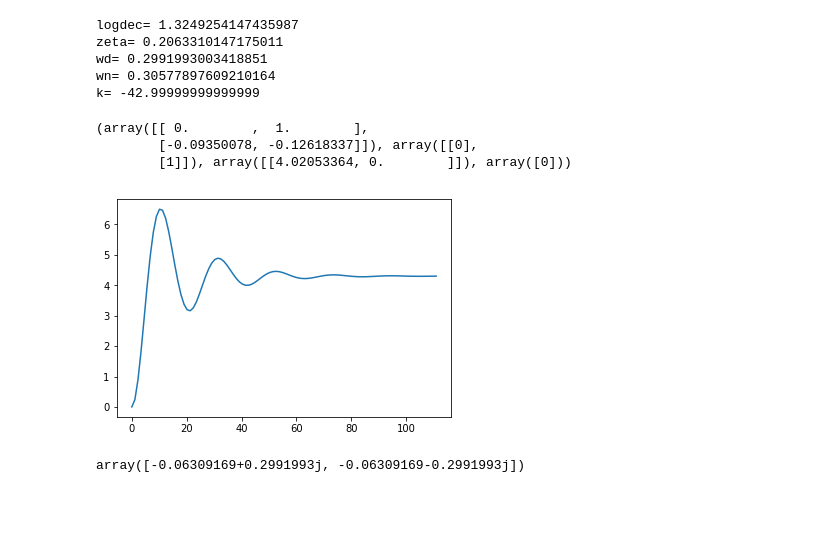
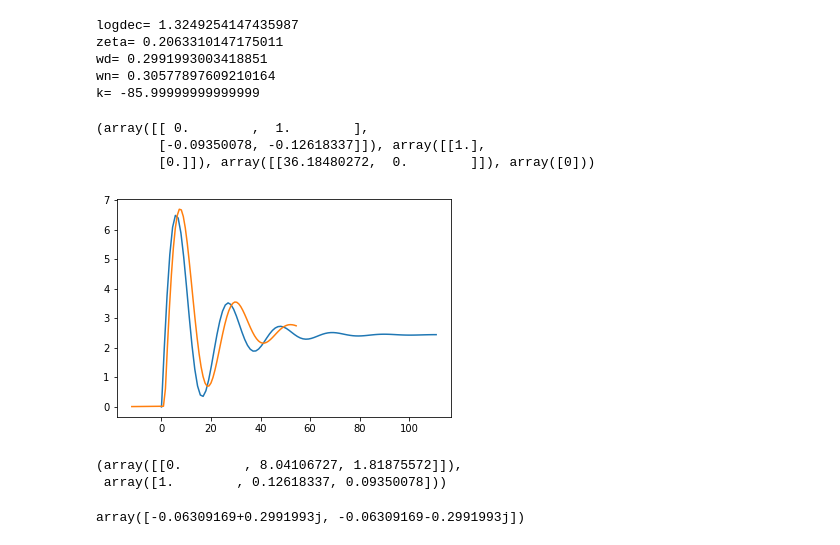
Before and after one commit to arthurrichards77/control_tutorial, a Jupyter notebook: model.ipynb, the cells around one changed output. Cells and saved outputs as stored; diff of their text form; code cells hidden in the pictures; blank space fills up the shorter version.

```diff
--- a/model.ipynb
+++ b/model.ipynb
@@ -11,12 +6,13 @@ os.getcwd()
 # %%
 from fgplot import import_log
-data_dict = import_log('fglog191009205958.csv')
+data_dict = import_log('logs/fglog191010135444.csv')
 
 plt.figure()
+ax=plt.subplot(2,1,1)
 (th,h)=data_dict['/velocities/vertical-speed-fps']
 plt.plot(th,h)
 
-plt.figure()
+plt.subplot(2,1,2,sharex=ax)
 (te,e)=data_dict['/controls/flight/elevator']
 plt.plot(te,e)
 
@@ -31,7 +26,7 @@ p1 = 13.4
 p2 = 7.6
 y0 = 1.2
 yss = 5.5
-uss = -0.1
+uss = -0.05
 T = 93-72
 # %%
 logdec = log((p1-yss)/(p2-yss))
@@ -49,23 +44,29 @@ logdec= 1.3249254147435987
 zeta= 0.2063310147175011
 wd= 0.2991993003418851
 wn= 0.30577897609210164
-k= -42.99999999999999
+k= -85.99999999999999
 # %%
 A = np.array([[0,1],[-wn*wn,-2*zeta*wn]])
-B = np.array([[0],[1]])
-C = np.array([[-k*wn*wn,0]])
+B = np.array([[1.0],[0.0]])
+C = np.array([[-k*wn*wn,0]])*4.5
 D = np.array([0])
 (A,B,C,D)
 # %% [output]
 (array([[ 0.        ,  1.        ],
-        [-0.09350078, -0.12618337]]), array([[0],
-        [1]]), array([[4.02053364, 0.        ]]), array([0]))
+        [-0.09350078, -0.12618337]]), array([[1.],
+        [0.]]), array([[36.18480272,  0.        ]]), array([0]))
 # %%
 (t,y) = scipy.signal.step((A,B,C,D))
 plt.plot(t,y*-uss)
+plt.plot([tv - th[0]-12 for tv in th],h)
 plt.show()
 # %% [output]
-[figure, old version]
+[figure, new version]
+# %%
+scipy.signal.ss2tf(A,B,C,D)
+# %% [output]
+(array([[0.        , 8.04106727, 1.81875572]]),
+ array([1.        , 0.12618337, 0.09350078]))
 # %%
 w,v = np.linalg.eig(A)
 w
```
Also changed, not shown: parts of 7 cells of this notebook.
